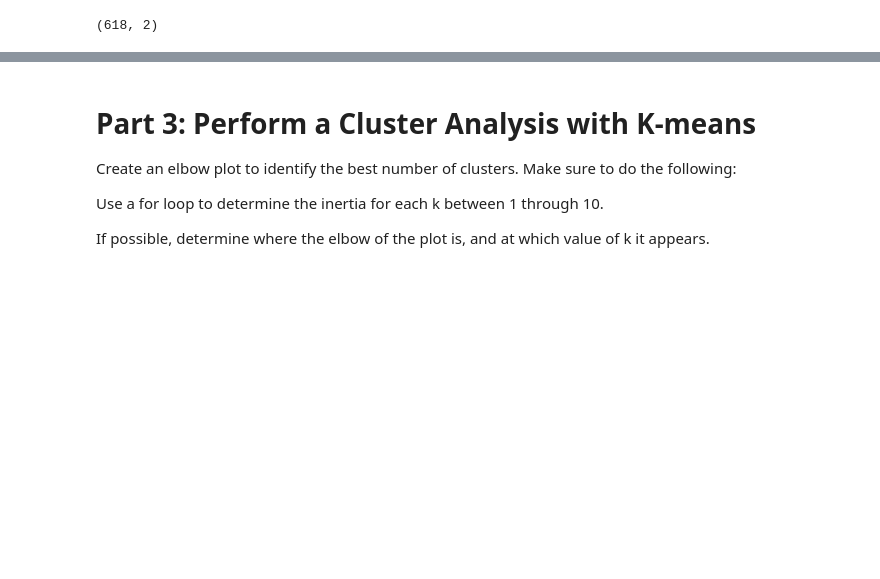
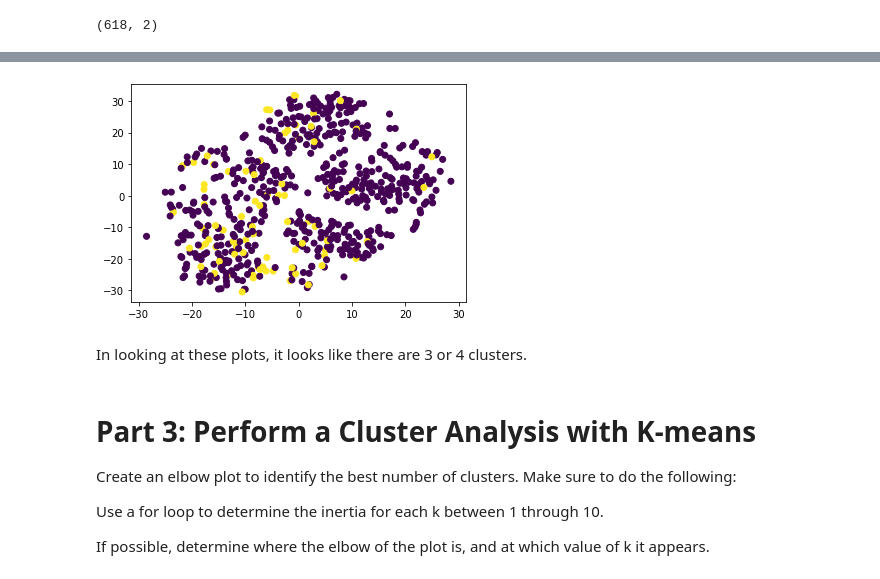
Before and after one commit to mbruns13/unsupervised-machine-learning, a Jupyter notebook: myopia_clusters.ipynb, the cells around one changed output, grey strips where cells are left out. Cells and saved outputs as stored; diff of their text form; code cells hidden in the pictures; blank space fills up the shorter version.

```diff
--- a/myopia_clusters.ipynb
+++ b/myopia_clusters.ipynb
@@ -28,7 +28,7 @@ df.head()
 | 3 | 6 | 0.525 | 22.200001 | 3.862 | 3.612 | 14.73 | 18 | 11 | 0 | 0 | 4 | ... |
 | 4 | 5 | 0.697 | 23.290001 | 3.676 | 3.454 | 16.16 | 14 | 0 | 0 | 0 | 4 | ... |
 # %%
-y = df["MYOPIC"].values
+labels = df["MYOPIC"]
 X = df.drop("MYOPIC", axis=1)
 # %%
 scaler = StandardScaler()
@@ -94,3 +96,10 @@ plt.show()
+# %%
+plt.scatter(tsne_features[:,0], tsne_features[:,1], c=labels)
+plt.show()
+# %% [output]
+[figure, added]
+# %% [markdown]
+In looking at these plots, it looks like there are 3 or 4 clusters.
 # %% [markdown]
 # Part 3: Perform a Cluster Analysis with K-means
 
```
Also changed, not shown: parts of 5 cells of this notebook.
